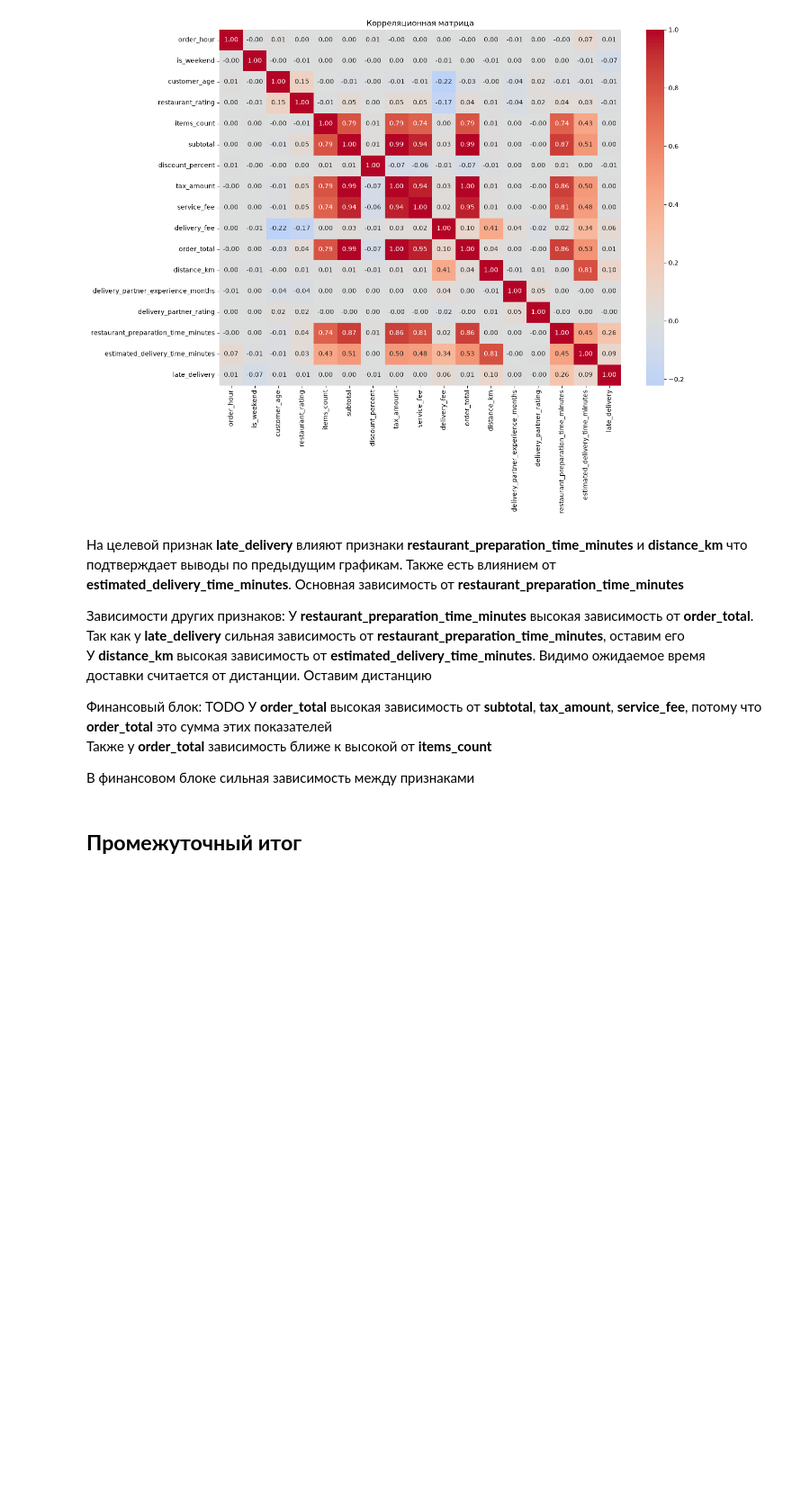
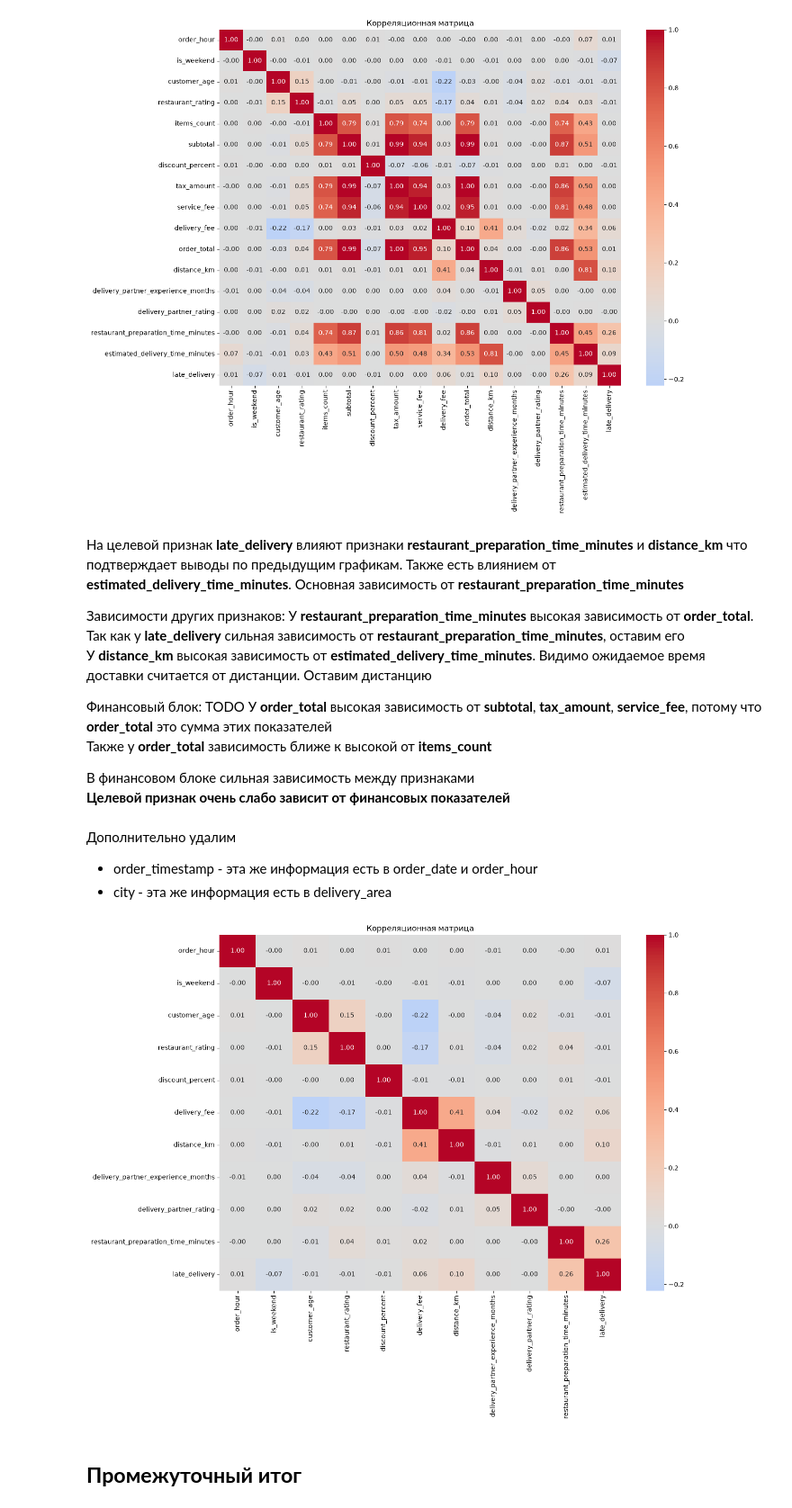
Before and after one commit to tomashovegor/project-practice-case-4, a Jupyter notebook: food_delivery_orders_dataset_analysis.ipynb, the cells around one changed output. Shown at 90% size. Cells and saved outputs as stored; diff of their text form; code cells hidden in the pictures; blank space fills up the shorter version.

```diff
--- a/food_delivery_orders_dataset_analysis.ipynb
+++ b/food_delivery_orders_dataset_analysis.ipynb
@@ -696,3 +696,4 @@ plt.show()
 Также у **order_total** зависимость ближе к высокой от **items_count**
 
 В финансовом блоке сильная зависимость между признаками
+**Целевой признак очень слабо зависит от финансовых показателей**
@@ -707,3 +700,26 @@ plt.show()
+# %%
+df.drop(["tax_amount", "service_fee", "subtotal", "estimated_delivery_time_minutes", "order_total", "items_count"], axis=1, inplace=True)
+# %% [markdown]
+Дополнительно удалим
+- order_timestamp - эта же информация есть в order_date и order_hour
+- city - эта же информация есть в delivery_area
+# %%
+df.drop(["order_timestamp", "city"], axis=1, inplace=True)
+# %%
+plt.figure(figsize=(14, 10))
+
+sns.heatmap(
+    df.select_dtypes(include='number').corr(),
+    annot=True,
+    cmap='coolwarm',
+    center=0,
+    fmt='.2f'
+)
+
+plt.title('Корреляционная матрица')
+plt.show()
+# %% [output]
+[figure, added]
 # %% [markdown]
 ## **Промежуточный итог**
 # %% [markdown]
```
Also changed, not shown: parts of 8 cells of this notebook, 2 other files.
